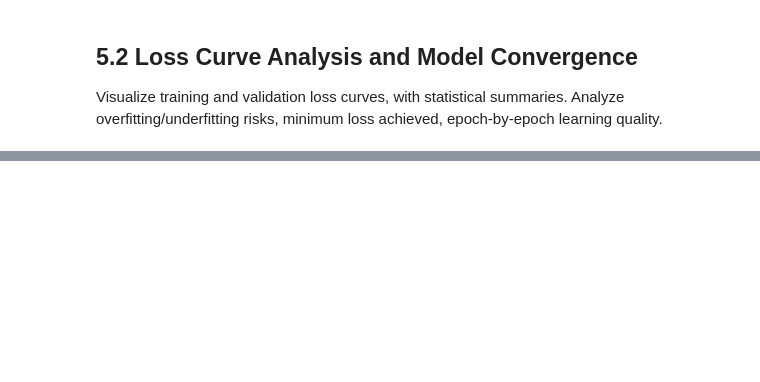
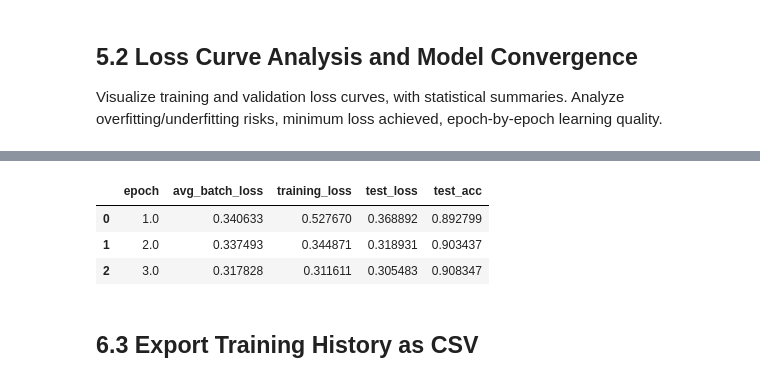
Before and after one commit to Sanjay9921/Face-Mask-Detection, a Jupyter notebook: face-mask-detection-using-pytorch.ipynb, the cells around one changed output, grey strips where cells are left out. Drawn from its saved outputs; the diff is of its cells as text; code cells hidden in the pictures; blank space fills up the shorter version.

```diff
--- a/face-mask-detection-using-pytorch.ipynb
+++ b/face-mask-detection-using-pytorch.ipynb
@@ -938,0 +970,7 @@ mask_weared_incorrect       0.86      0.75      0.80       216
+# %%
+df_torchvision_model_training
+# %% [output]
+|  | epoch | avg_batch_loss | training_loss | test_loss | test_acc |
+| 0 | 1.0 | 0.340633 | 0.527670 | 0.368892 | 0.892799 |
+| 1 | 2.0 | 0.337493 | 0.344871 | 0.318931 | 0.903437 |
+| 2 | 3.0 | 0.317828 | 0.311611 | 0.305483 | 0.908347 |
@@ -938,0 +1007,2 @@ mask_weared_incorrect       0.86      0.75      0.80       216
+# %% [markdown]
+## 6.3 Export Training History as CSV
```
Also changed, not shown: parts of 52 cells of this notebook, 8 other files.
